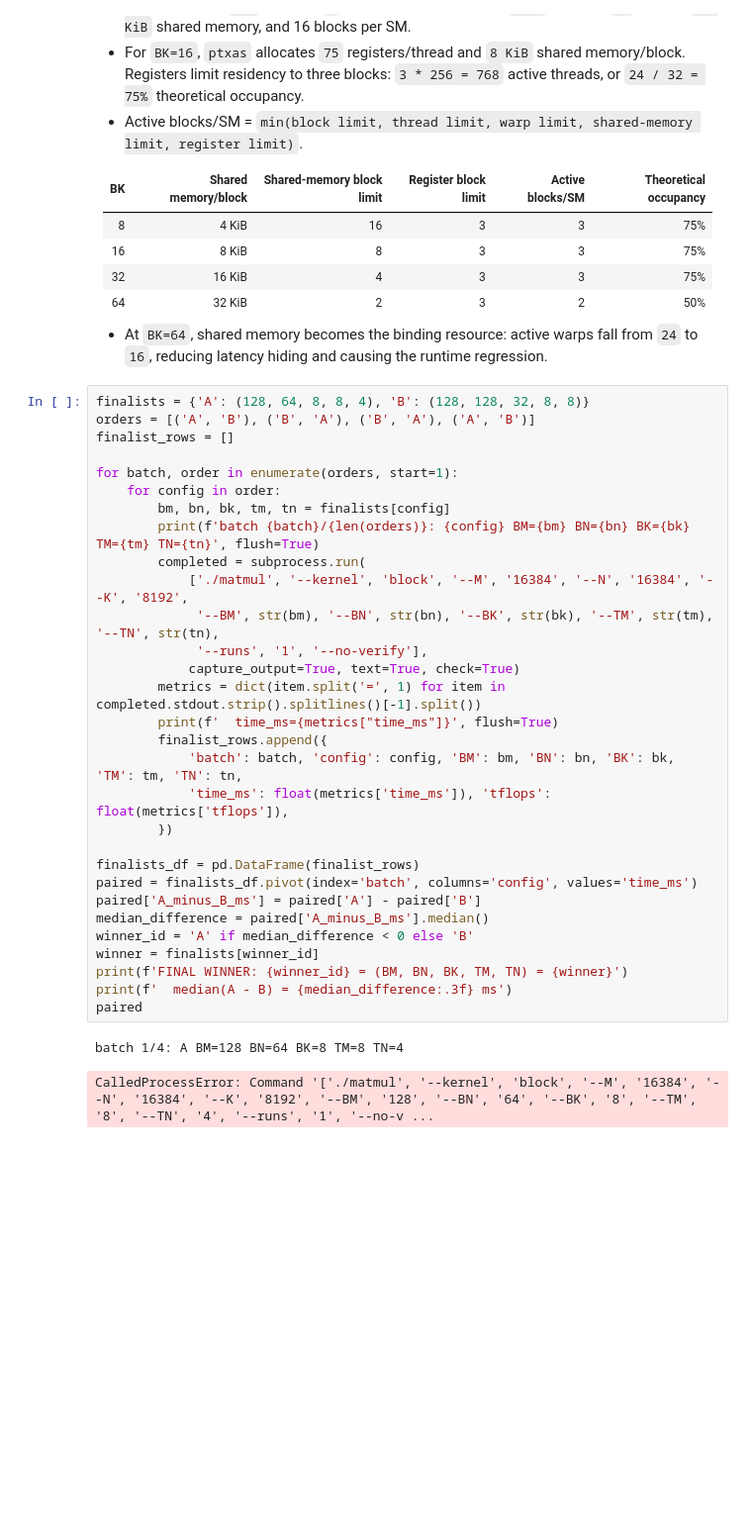
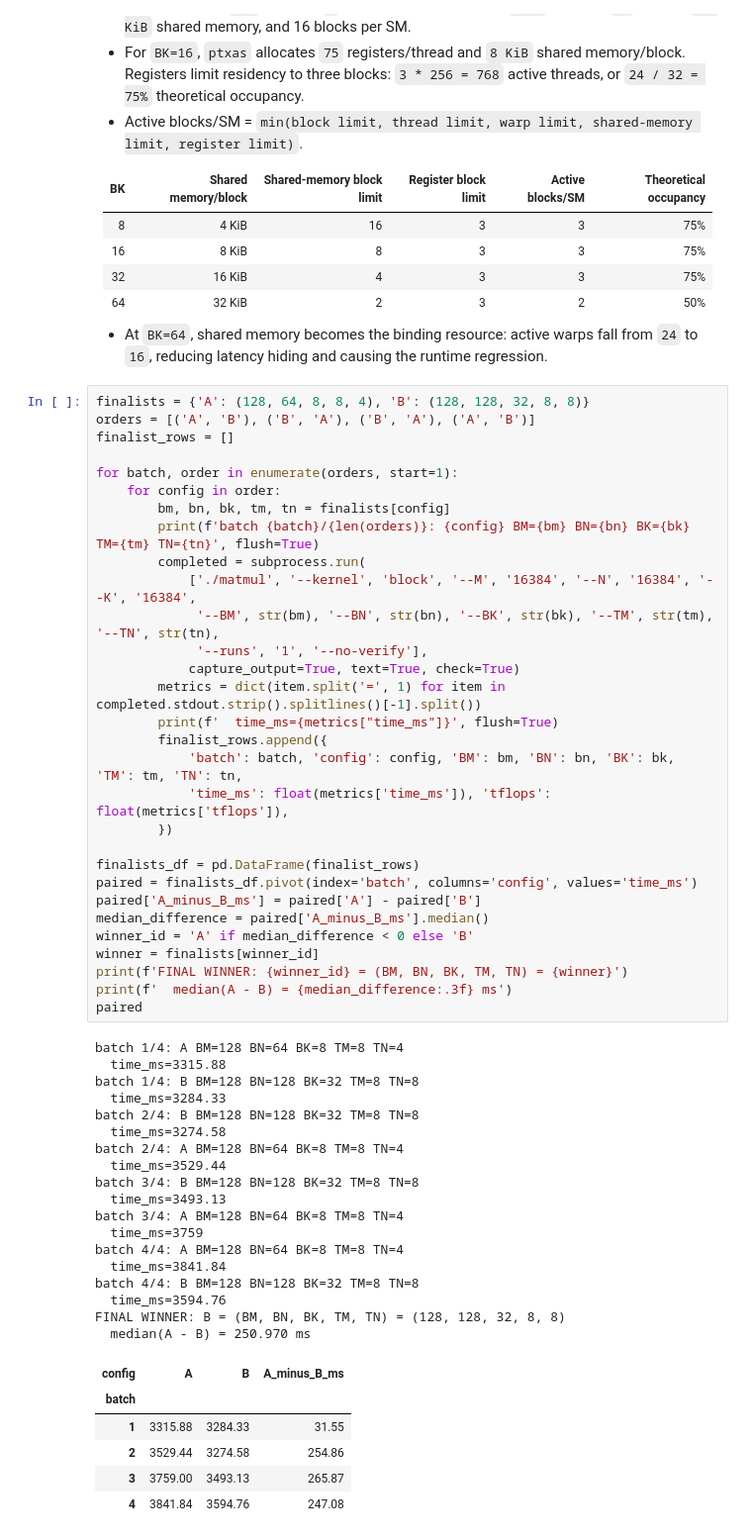
Before and after one commit to Sushil2006/matmul_cuda, a Jupyter notebook: notebook.ipynb, the cells around one changed output. Shown at 99% size. Saved outputs shown, nothing was run; the diff lists cells and outputs as text; blank space fills up the shorter version.

```diff
--- a/notebook.ipynb
+++ b/notebook.ipynb
@@ -264,32 +263,54 @@ running N=8192 BM=128 BN=128 BK=32 TM=8 TN=8
 finalists = {'A': (128, 64, 8, 8, 4), 'B': (128, 128, 32, 8, 8)}
 orders = [('A', 'B'), ('B', 'A'), ('B', 'A'), ('A', 'B')]
 finalist_rows = []
 
 for batch, order in enumerate(orders, start=1):
     for config in order:
         bm, bn, bk, tm, tn = finalists[config]
         print(f'batch {batch}/{len(orders)}: {config} BM={bm} BN={bn} BK={bk} TM={tm} TN={tn}', flush=True)
         completed = subprocess.run(
-            ['./matmul', '--kernel', 'block', '--M', '16384', '--N', '16384', '--K', '8192',
+            ['./matmul', '--kernel', 'block', '--M', '16384', '--N', '16384', '--K', '16384',
              '--BM', str(bm), '--BN', str(bn), '--BK', str(bk), '--TM', str(tm), '--TN', str(tn),
              '--runs', '1', '--no-verify'],
             capture_output=True, text=True, check=True)
         metrics = dict(item.split('=', 1) for item in completed.stdout.strip().splitlines()[-1].split())
         print(f'  time_ms={metrics["time_ms"]}', flush=True)
         finalist_rows.append({
             'batch': batch, 'config': config, 'BM': bm, 'BN': bn, 'BK': bk, 'TM': tm, 'TN': tn,
             'time_ms': float(metrics['time_ms']), 'tflops': float(metrics['tflops']),
         })
 
 finalists_df = pd.DataFrame(finalist_rows)
 paired = finalists_df.pivot(index='batch', columns='config', values='time_ms')
 paired['A_minus_B_ms'] = paired['A'] - paired['B']
 median_difference = paired['A_minus_B_ms'].median()
 winner_id = 'A' if median_difference < 0 else 'B'
 winner = finalists[winner_id]
 print(f'FINAL WINNER: {winner_id} = (BM, BN, BK, TM, TN) = {winner}')
 print(f'  median(A - B) = {median_difference:.3f} ms')
 paired
 # %% [output]
 batch 1/4: A BM=128 BN=64 BK=8 TM=8 TN=4
+  time_ms=3315.88
+batch 1/4: B BM=128 BN=128 BK=32 TM=8 TN=8
+  time_ms=3284.33
+batch 2/4: B BM=128 BN=128 BK=32 TM=8 TN=8
+  time_ms=3274.58
+batch 2/4: A BM=128 BN=64 BK=8 TM=8 TN=4
+  time_ms=3529.44
+batch 3/4: B BM=128 BN=128 BK=32 TM=8 TN=8
+  time_ms=3493.13
+batch 3/4: A BM=128 BN=64 BK=8 TM=8 TN=4
+  time_ms=3759
+batch 4/4: A BM=128 BN=64 BK=8 TM=8 TN=4
+  time_ms=3841.84
+batch 4/4: B BM=128 BN=128 BK=32 TM=8 TN=8
+  time_ms=3594.76
+FINAL WINNER: B = (BM, BN, BK, TM, TN) = (128, 128, 32, 8, 8)
+  median(A - B) = 250.970 ms
-CalledProcessError: Command '['./matmul', '--kernel', 'block', '--M', '16384', '--N', '16384', '--K', '8192', '--BM', '128', '--BN', '64', '--BK', '8', '--TM', '8', '--TN', '4', '--runs', '1', '--no-v ...
+| config | A | B | A_minus_B_ms |
+| batch |  |  |  |
+| 1 | 3315.88 | 3284.33 | 31.55 |
+| 2 | 3529.44 | 3274.58 | 254.86 |
+| 3 | 3759.00 | 3493.13 | 265.87 |
+| 4 | 3841.84 | 3594.76 | 247.08 |
```
Also changed, not shown: parts of 3 cells of this notebook, 1 other file.
